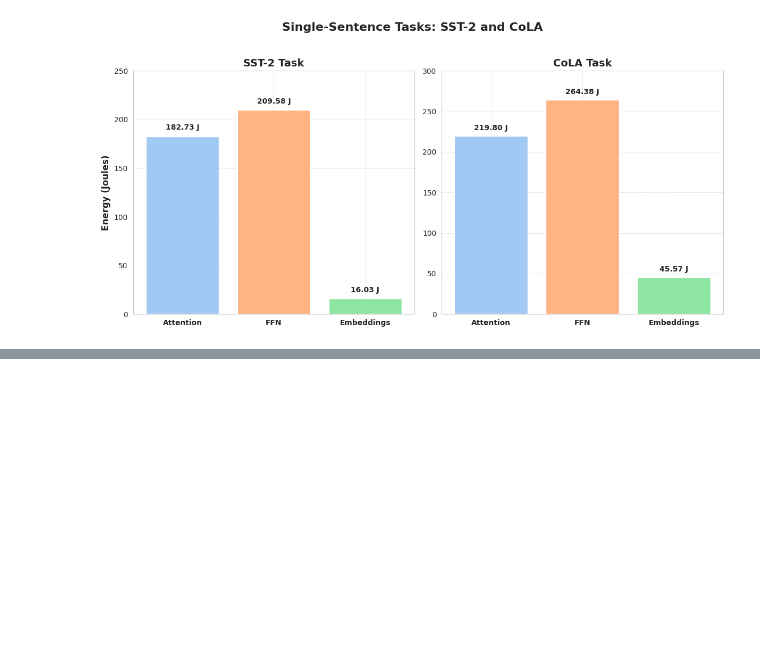
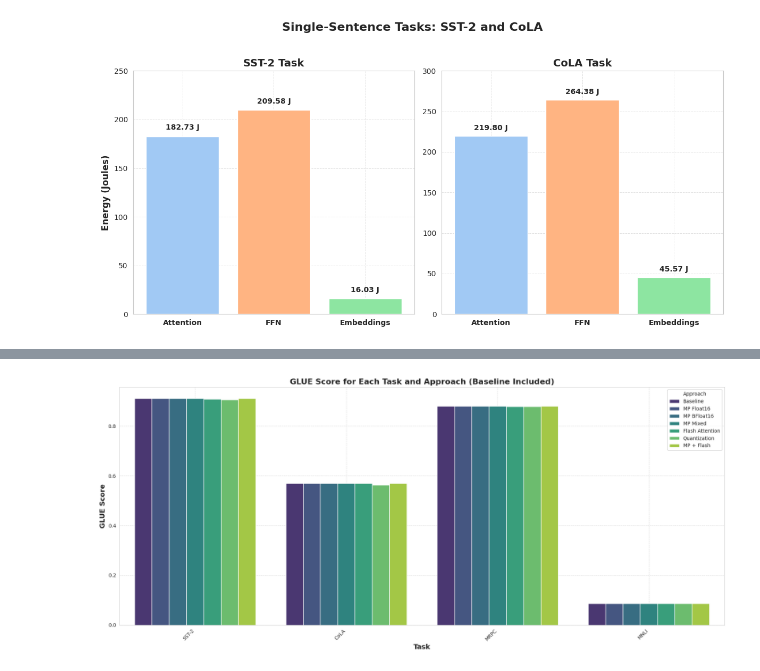
Before and after one commit to Rakene/EnergyEfficientLLM, a Jupyter notebook: Energy_EfficientBERT_Inference.ipynb, the cells around one changed output, grey strips where cells are left out. Drawn from its saved outputs; the diff is of its cells as text; code cells hidden in the pictures; blank space fills up the shorter version.

```diff
--- a/Energy_EfficientBERT_Inference.ipynb
+++ b/Energy_EfficientBERT_Inference.ipynb
@@ -1278,0 +1658,49 @@ plt.show()
+# %%
+import matplotlib.pyplot as plt
+import pandas as pd
+import seaborn as sns
+
+# Set Seaborn style and palette
+sns.set_style("whitegrid")
+sns.set_palette("pastel")
+
+# Data for GLUE Scores for each task and approach
+data = {
+    'Task': ['SST-2', 'SST-2', 'SST-2', 'SST-2', 'SST-2', 'SST-2', 'SST-2',
+             'CoLA', 'CoLA', 'CoLA', 'CoLA', 'CoLA', 'CoLA', 'CoLA',
+             'MRPC', 'MRPC', 'MRPC', 'MRPC', 'MRPC', 'MRPC', 'MRPC',
+             'MNLI', 'MNLI', 'MNLI', 'MNLI', 'MNLI', 'MNLI', 'MNLI'],
+    'Approach': ['Baseline', 'MP Float16', 'MP BFloat16', 'MP Mixed', 'Flash Attention', 'Quantization', 'MP + Flash'] * 4,
+    'GLUE Score': [0.9106, 0.9106, 0.9106, 0.9106, 0.9083, 0.906, 0.9106,
+                   0.5686, 0.5686, 0.5686, 0.5686, 0.5689, 0.5634, 0.5686,
+                   0.8803, 0.8803, 0.8803, 0.8803, 0.8781, 0.8779, 0.8803,
+                   0.0861, 0.0861, 0.0861, 0.0861, 0.0859, 0.0855, 0.0861]
+}
+
+# Create DataFrame
+df = pd.DataFrame(data)
+
+# Set plot size
+plt.figure(figsize=(18, 8))
+
+# Create grouped bar chart
+sns.barplot(
+    x='Task',
+    y='GLUE Score',
+    hue='Approach',
+    data=df,
+    palette='viridis'
+)
+
+# Customizing the plot
+plt.title('GLUE Score for Each Task and Approach (Baseline Included)', fontsize=16, weight='bold')
+plt.xlabel('Task', fontsize=14, weight='bold')
+plt.ylabel('GLUE Score', fontsize=14, weight='bold')
+plt.xticks(rotation=45, ha='right')
+plt.grid(True, linestyle='--', alpha=0.6)
+
+# Display the plot
+plt.tight_layout()
+plt.show()
+# %% [output]
+[figure, added]
```
Also changed, not shown: parts of 5 cells of this notebook, 2 other files.
